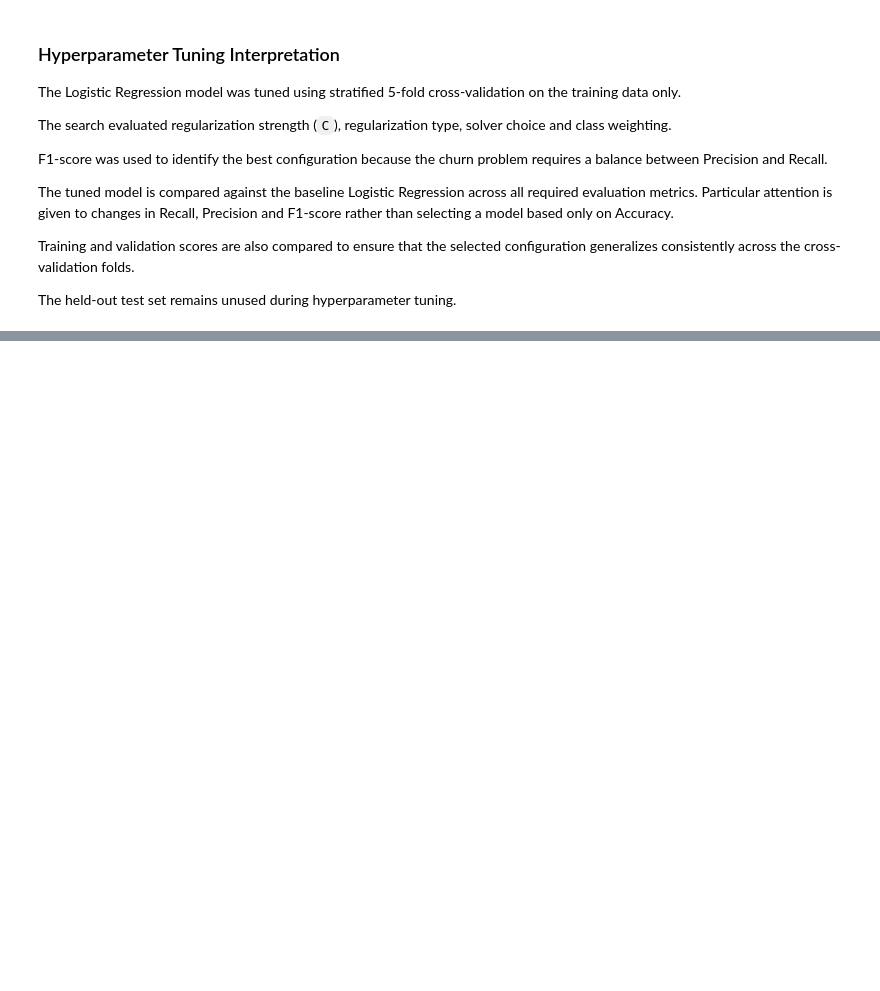
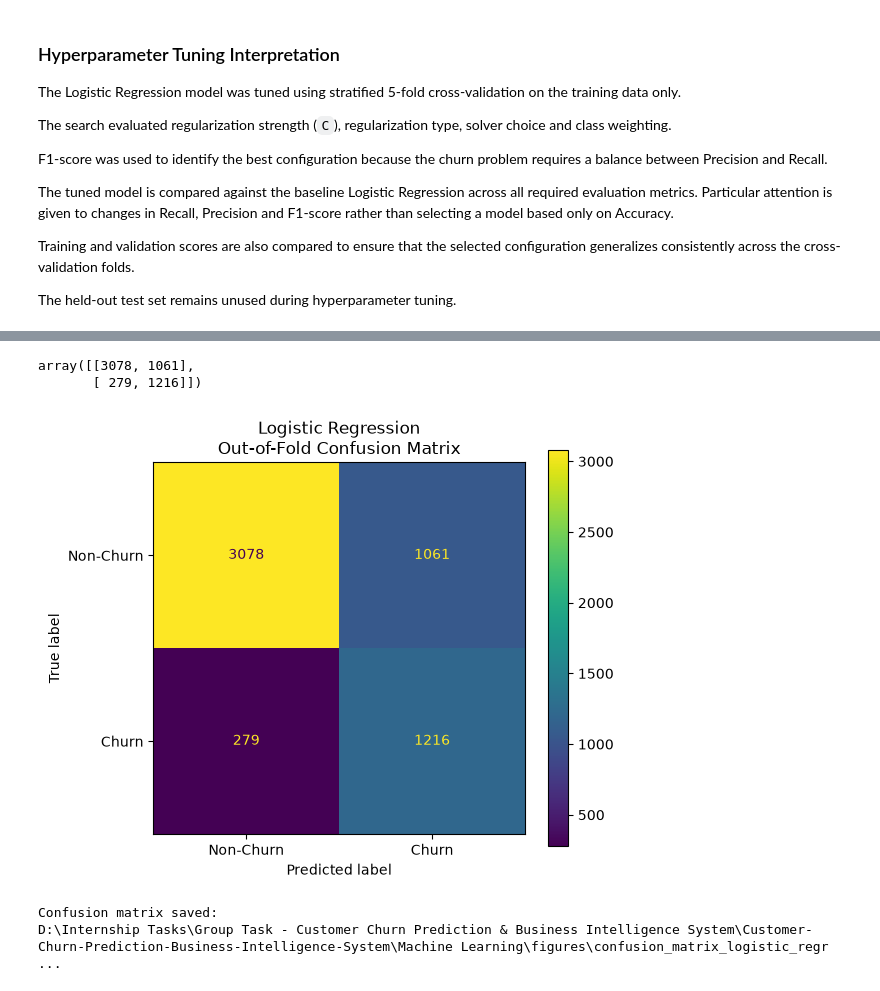
Before and after one commit to rgthimirad-cpu/Customer-Churn-Prediction-Business-Intelligence-System, a Jupyter notebook: Machine Learning/notebooks/01_logistic_regression.ipynb, the cells around one changed output, grey strips where cells are left out. Drawn from its saved outputs; the diff is of its cells as text; code cells hidden in the pictures; blank space fills up the shorter version.

Commit message:
feat : finalize logistic regression candidate artifacts

```diff
--- a/Machine Learning/notebooks/01_logistic_regression.ipynb
+++ b/Machine Learning/notebooks/01_logistic_regression.ipynb
@@ -1970,0 +2096,71 @@ The held-out test set remains unused during hyperparameter tuning.
+# %%
+# ==========================================
+# 55. Logistic Regression Confusion Matrix
+# ==========================================
+
+logistic_confusion_matrix = confusion_matrix(
+    y_train,
+    oof_predictions
+)
+
+logistic_confusion_matrix
+# %% [output]
+array([[3078, 1061],
+       [ 279, 1216]])
+# %%
+# ==========================================
+# 56. Plot Logistic Confusion Matrix
+# ==========================================
+
+FIGURES_DIR = (
+    PROJECT_ROOT
+    / "Machine Learning"
+    / "figures"
+)
+
+FIGURES_DIR.mkdir(
+    parents=True,
+    exist_ok=True
+)
+
+fig, ax = plt.subplots(figsize=(6, 5))
+
+ConfusionMatrixDisplay(
+    confusion_matrix=logistic_confusion_matrix,
+    display_labels=[
+        "Non-Churn",
+        "Churn"
+    ]
+).plot(
+    ax=ax,
+    values_format="d"
+)
+
+ax.set_title(
+    "Logistic Regression\n"
+    "Out-of-Fold Confusion Matrix"
+)
+
+plt.tight_layout()
+
+CONFUSION_MATRIX_PATH = (
+    FIGURES_DIR
+    / "confusion_matrix_logistic_regression.png"
+)
+
+plt.savefig(
+    CONFUSION_MATRIX_PATH,
+    dpi=300,
+    bbox_inches="tight"
+)
+
+plt.show()
+
+print(
+    "Confusion matrix saved:"
+)
+print(CONFUSION_MATRIX_PATH)
+# %% [output]
+[figure, added]
+Confusion matrix saved:
+D:\Internship Tasks\Group Task - Customer Churn Prediction & Business Intelligence System\Customer-Churn-Prediction-Business-Intelligence-System\Machine Learning\figures\confusion_matrix_logistic_regr ...
```
Also changed, not shown: parts of 13 cells of this notebook, 3 other files.
